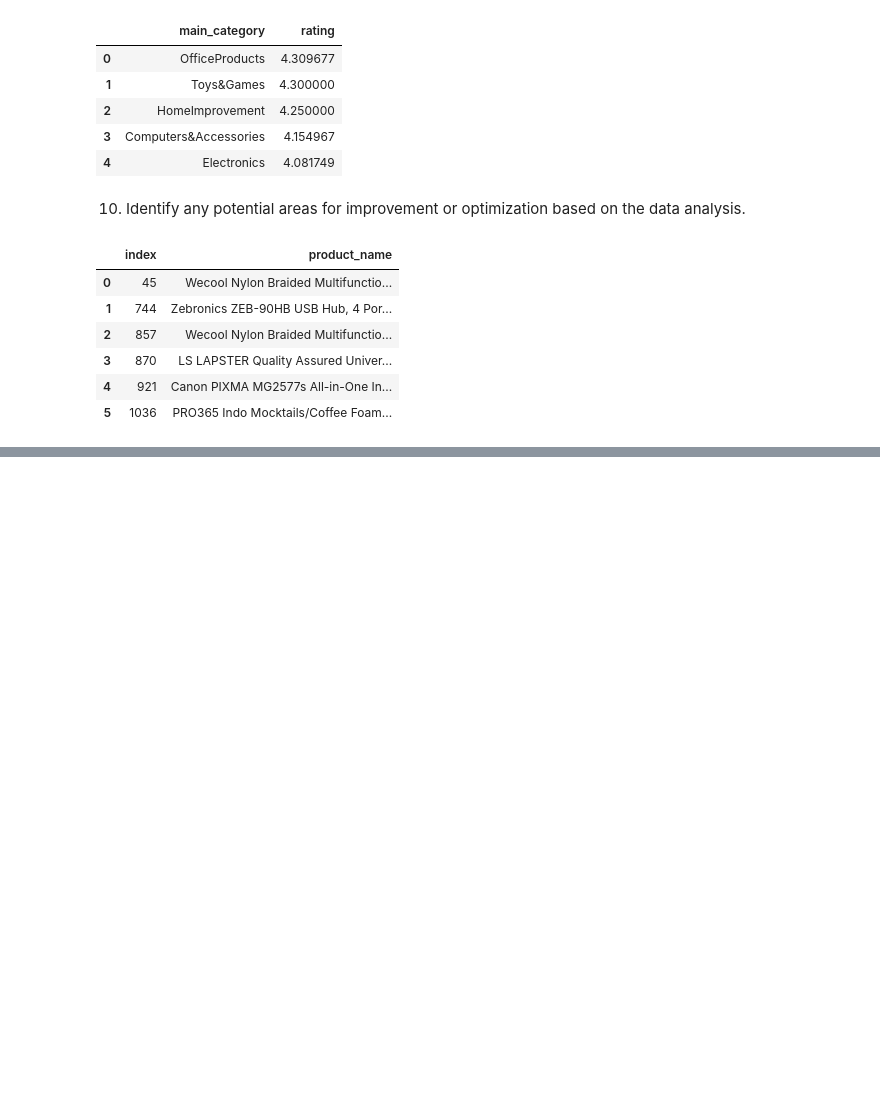
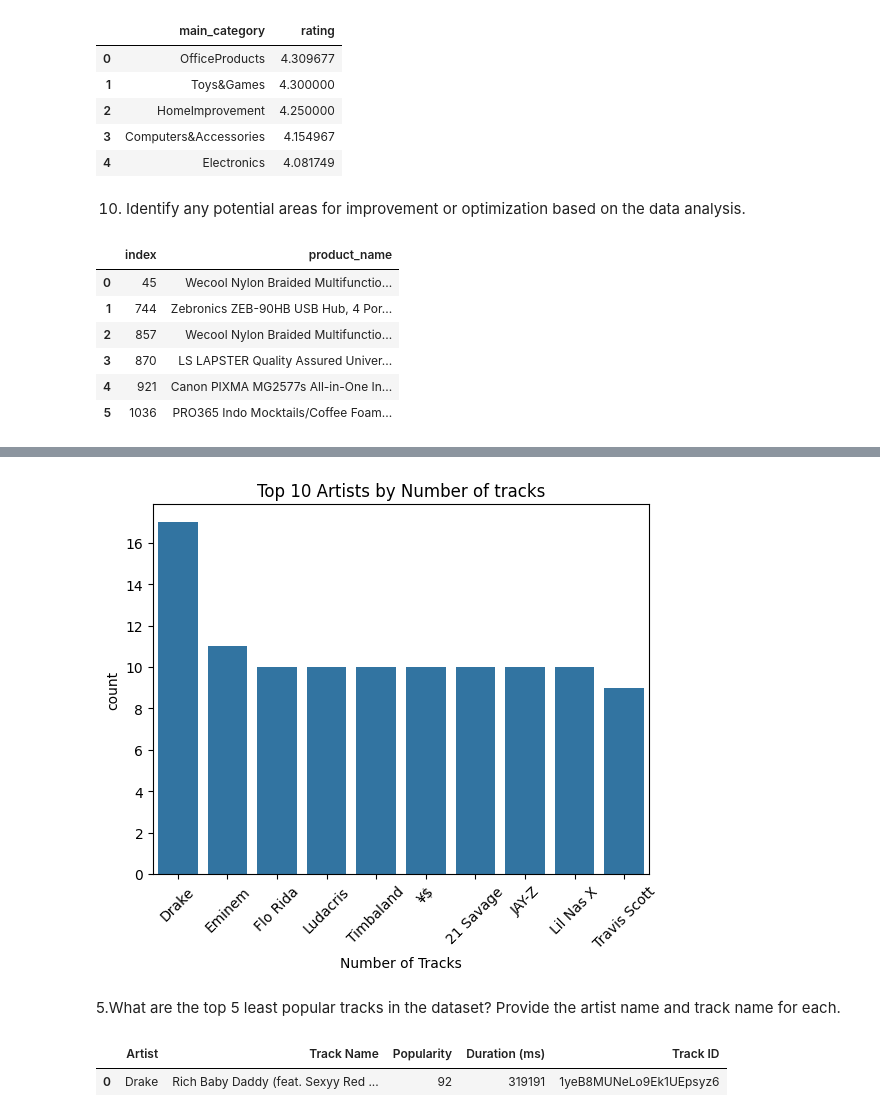
Before and after one commit to FutureDevPro/Assignment, a Jupyter notebook: 23_March_EDA_Assignment2.ipynb, the cells around one changed output, grey strips where cells are left out. Saved outputs shown, nothing was run; the diff lists cells and outputs as text; code cells hidden in the pictures; blank space fills up the shorter version.

```diff
--- a/23_March_EDA_Assignment2.ipynb
+++ b/23_March_EDA_Assignment2.ipynb
@@ -172,0 +250,17 @@ These are the six products which needs improvement so that they get higher ratin
+# %%
+top_artists = df['Artist'].value_counts().head(10).index
+sns.countplot(data=df[df['Artist'].isin(top_artists)], x='Artist', order=top_artists)
+plt.title('Top 10 Artists by Number of tracks')
+plt.xlabel('Artist Name')
+plt.xlabel('Number of Tracks')
+plt.xticks(rotation=45)
+plt.show()
+# %% [output]
+[figure, added]
+# %% [markdown]
+5.What are the top 5 least popular tracks in the dataset? Provide the artist name and track name for each.
+# %%
+df.head(1)
+# %% [output]
+|  | Artist | Track Name | Popularity | Duration (ms) | Track ID |
+| 0 | Drake | Rich Baby Daddy (feat. Sexyy Red ... | 92 | 319191 | 1yeB8MUNeLo9Ek1UEpsyz6 |
```
Also changed, not shown: parts of 30 cells of this notebook.
